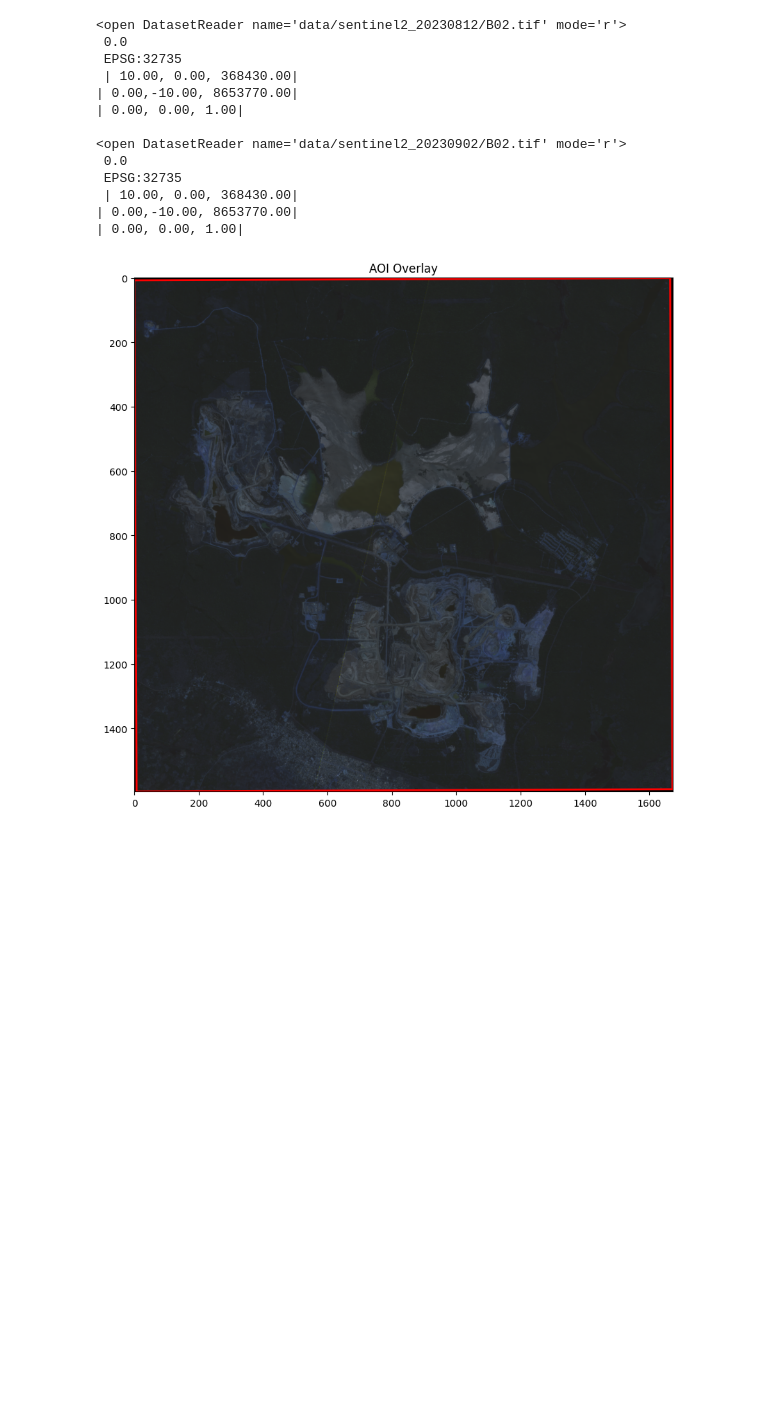
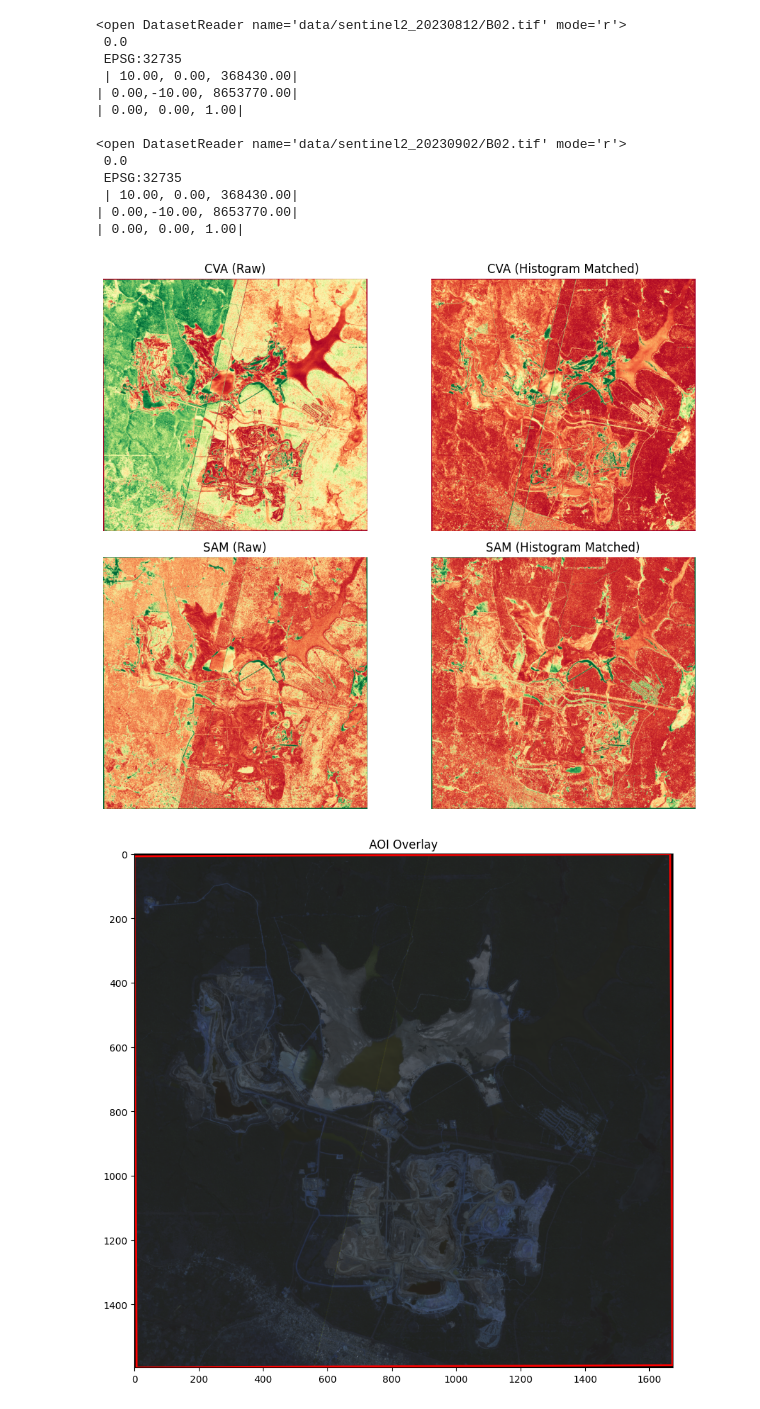
Before and after one commit to arngolo/geospatial-analytics, a Jupyter notebook: debug_notebook.ipynb, the cells around one changed output. Drawn from its saved outputs; the diff is of its cells as text; code cells hidden in the pictures; blank space fills up the shorter version.

```diff
--- a/debug_notebook.ipynb
+++ b/debug_notebook.ipynb
@@ -58,7 +56,11 @@ stack_to_geotiff(image_hm, raster_meta_1, output_hm)
 # %%
 # stack = stack.astype(np.float32)
 # demo algorythm
-change_detection = compute_change_distance(stack_1.astype(np.float32), image_hm.astype(np.float32))
+change_detection = compute_change_distance(stack_1.astype(np.float32), stack_2.astype(np.float32))
+change_detection_w_histm = compute_change_distance(stack_1.astype(np.float32), image_hm.astype(np.float32))
+
+change_detection_sam = sam_change_detection(stack_1.astype(np.float32), stack_2.astype(np.float32))
+change_detection_sam_w_histm = sam_change_detection(stack_1.astype(np.float32), image_hm.astype(np.float32))
 # %%
 stack_to_geotiff(change_detection[0], raster_meta_1, 'data/processed/change.tif')
 stack_to_geotiff(change_detection[1], raster_meta_1, 'data/processed/change_probability.tif')
@@ -65,3 +70,26 @@ stack_to_geotiff(change_detection[1], raster_meta_1, 'data/processed/change_prob
+# %%
+fig, axes = plt.subplots(2, 2, figsize=(10, 8))
+
+axes[0, 0].imshow(change_detection[0], cmap="RdYlGn", vmin=np.percentile(change_detection[0], 2), vmax=np.percentile(change_detection[0], 98))
+axes[0, 0].set_title("CVA (Raw)")
+axes[0, 0].axis("off")
+
+axes[0, 1].imshow(change_detection_w_histm[0], cmap="RdYlGn", vmin=np.percentile(change_detection_w_histm[0], 2), vmax=np.percentile(change_detection_w_histm[0], 98))
+axes[0, 1].set_title("CVA (Histogram Matched)")
+axes[0, 1].axis("off")
+
+axes[1, 0].imshow(change_detection_sam[0], cmap="RdYlGn", vmin=np.percentile(change_detection_sam[0], 2), vmax=np.percentile(change_detection_sam[0], 98))
+axes[1, 0].set_title("SAM (Raw)")
+axes[1, 0].axis("off")
+
+axes[1, 1].imshow(change_detection_sam_w_histm[0], cmap="RdYlGn", vmin=np.percentile(change_detection_sam_w_histm[0], 2), vmax=np.percentile(change_detection_sam_w_histm[0], 98))
+axes[1, 1].set_title("SAM (Histogram Matched)")
+axes[1, 1].axis("off")
+
+plt.tight_layout()
+plt.show()
+# %% [output]
+[figure, added]
 # %%
 geojson_dict = aoi_geojson_reader(geojson_path)
 
```
Also changed, not shown: parts of 8 cells of this notebook.
